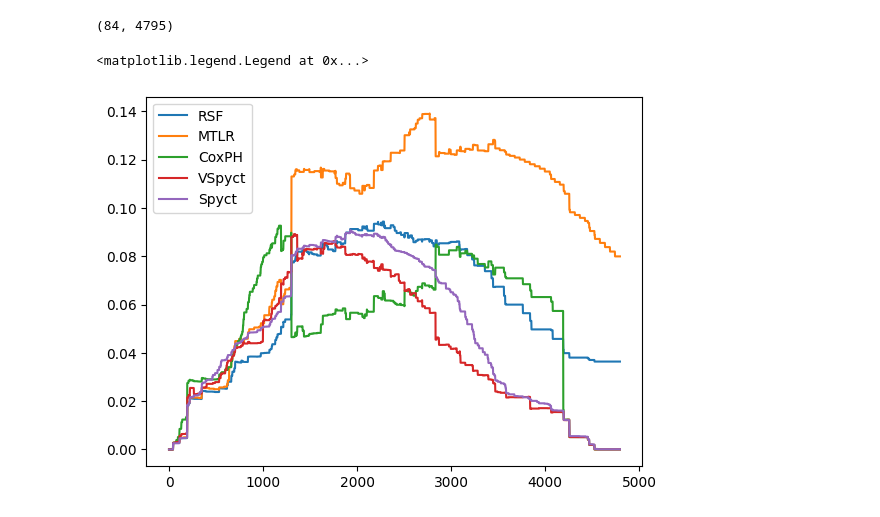
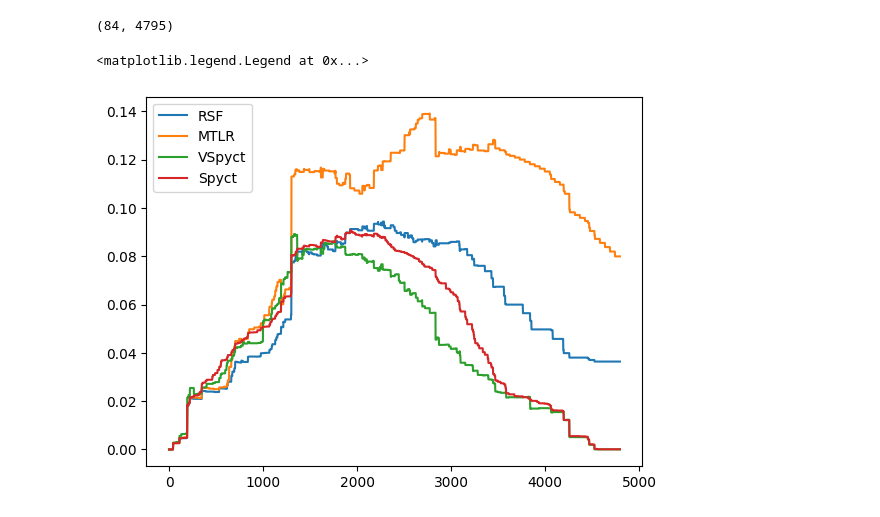
Before and after one commit to viksa98/variational_spyct, a Jupyter notebook: notebooks/eval.ipynb, the cells around one changed output. Drawn from its saved outputs; the diff is of its cells as text; code cells hidden in the pictures.

```diff
--- a/notebooks/eval.ipynb
+++ b/notebooks/eval.ipynb
@@ -77,19 +102,19 @@ y_test.shape, avg_preds.shape
 # %%
-def brier_score_ipcw(times, times_arr, event_observed, predicted_probs):
-    from lifelines import KaplanMeierFitter
-    if isinstance(times_arr, torch.Tensor): times_arr = times_arr.numpy()
-    if isinstance(predicted_probs, torch.Tensor): predicted_probs = predicted_probs.numpy()
-    num_events = sum(event_observed)
-    kmf = KaplanMeierFitter()
-    kmf.fit(times, event_observed)
-    cumulative_censoring_probs = 1 - kmf.survival_function_.values
-    ipcw_coeffs = 1 / cumulative_censoring_probs
-    ipcw_coeffs = ipcw_coeffs[1:]
+# def brier_score_ipcw(times, times_arr, event_observed, predicted_probs):
+#     from lifelines import KaplanMeierFitter
+#     if isinstance(times_arr, torch.Tensor): times_arr = times_arr.numpy()
+#     if isinstance(predicted_probs, torch.Tensor): predicted_probs = predicted_probs.numpy()
+#     num_events = sum(event_observed)
+#     kmf = KaplanMeierFitter()
+#     kmf.fit(times, event_observed)
+#     cumulative_censoring_probs = 1 - kmf.survival_function_.values
+#     ipcw_coeffs = 1 / cumulative_censoring_probs
+#     ipcw_coeffs = ipcw_coeffs[1:]
 
-    brier_sum = []
-    for (t, _, pred_prob, ipcw_coeff) in zip(times_arr, event_observed, predicted_probs, ipcw_coeffs): brier_sum.append(ipcw_coeff*(t - pred_prob) ** 2)
-    brier_sum = np.array(brier_sum).mean(axis=0)
-    return brier_sum / num_events
+#     brier_sum = []
+#     for (t, _, pred_prob, ipcw_coeff) in zip(times_arr, event_observed, predicted_probs, ipcw_coeffs): brier_sum.append(ipcw_coeff*(t - pred_prob) ** 2)
+#     brier_sum = np.array(brier_sum).mean(axis=0)
+#     return brier_sum / num_events
 # %%
 bs_ipcw = brier_score_ipcw(T_test, y_test, E_test, avg_preds)
 # %%
@@ -187,10 +212,10 @@ bs_ipcw_spyct = brier_score_ipcw(T_test, y_test, E_test, preds_spyct)
 # %%
 plt.plot(bs_ipcw_rsf, label='RSF')
 plt.plot(bs_ipcw_mtlr, label='MTLR')
-plt.plot(bs_ipcw_coxph, label='CoxPH')
+# plt.plot(bs_ipcw_coxph, label='CoxPH')
 plt.plot(bs_ipcw_vspyct, label='VSpyct')
 plt.plot(bs_ipcw_spyct, label='Spyct')
 plt.legend()
 # %% [output]
 <matplotlib.legend.Legend at 0x...>
-[figure, old version]
+[figure, new version]
```
Also changed, not shown: parts of 27 cells of this notebook.
